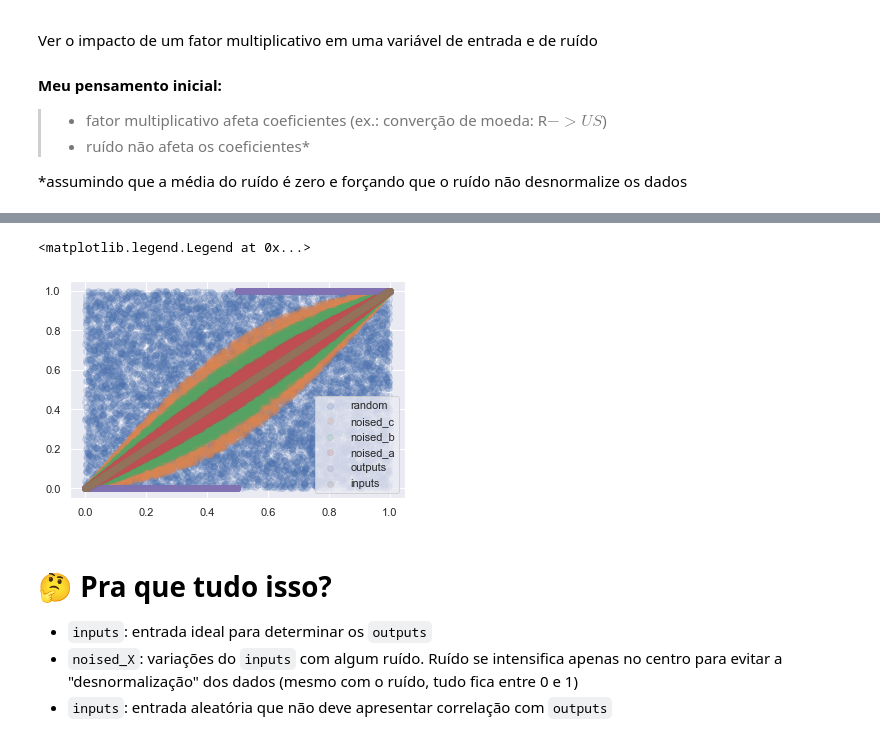
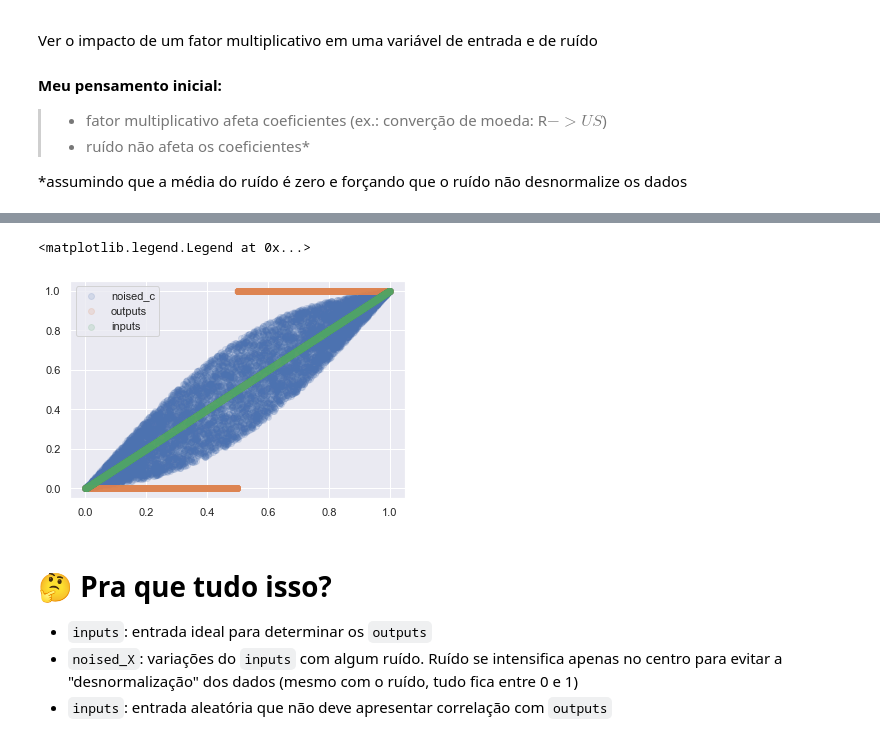
Before and after one commit to lmkawakami/misc-notebooks, a Jupyter notebook: 02_regressao_logistica/testando_coeficientes.ipynb, the cells around one changed output, grey strips where cells are left out. Cells and saved outputs as stored; diff of their text form; code cells hidden in the pictures.

```diff
--- a/02_regressao_logistica/testando_coeficientes.ipynb
+++ b/02_regressao_logistica/testando_coeficientes.ipynb
@@ -52,17 +52,17 @@ df.take([0,1,-2,-1])
 # %%
 # Dispersão de todas as colunas do dataframe
 
 fig, ax = plt.subplots()
-ax.scatter(x=df.inputs, y=df.random, label="random", alpha=.15)
+# ax.scatter(x=df.inputs, y=df.random, label="random", alpha=.15)
 ax.scatter(x=df.inputs, y=df.noised_c, label="noised_c", alpha=.15)
-ax.scatter(x=df.inputs, y=df.noised_b, label="noised_b", alpha=.15)
-ax.scatter(x=df.inputs, y=df.noised_a, label="noised_a", alpha=.15)
+# ax.scatter(x=df.inputs, y=df.noised_b, label="noised_b", alpha=.15)
+# ax.scatter(x=df.inputs, y=df.noised_a, label="noised_a", alpha=.15)
 ax.scatter(x=df.inputs, y=df.outputs, label="outputs", alpha=.15)
 ax.scatter(x=df.inputs, y=df.inputs, label="inputs", alpha=.15)
 ax.legend()
 # %% [output]
 <matplotlib.legend.Legend at 0x...>
-[figure, old version]
+[figure, new version]
 # %% [markdown]
 # 🤔 Pra que tudo isso?
 - `inputs`: entrada ideal para determinar os `outputs`
```
Also changed, not shown: parts of 12 cells of this notebook.
